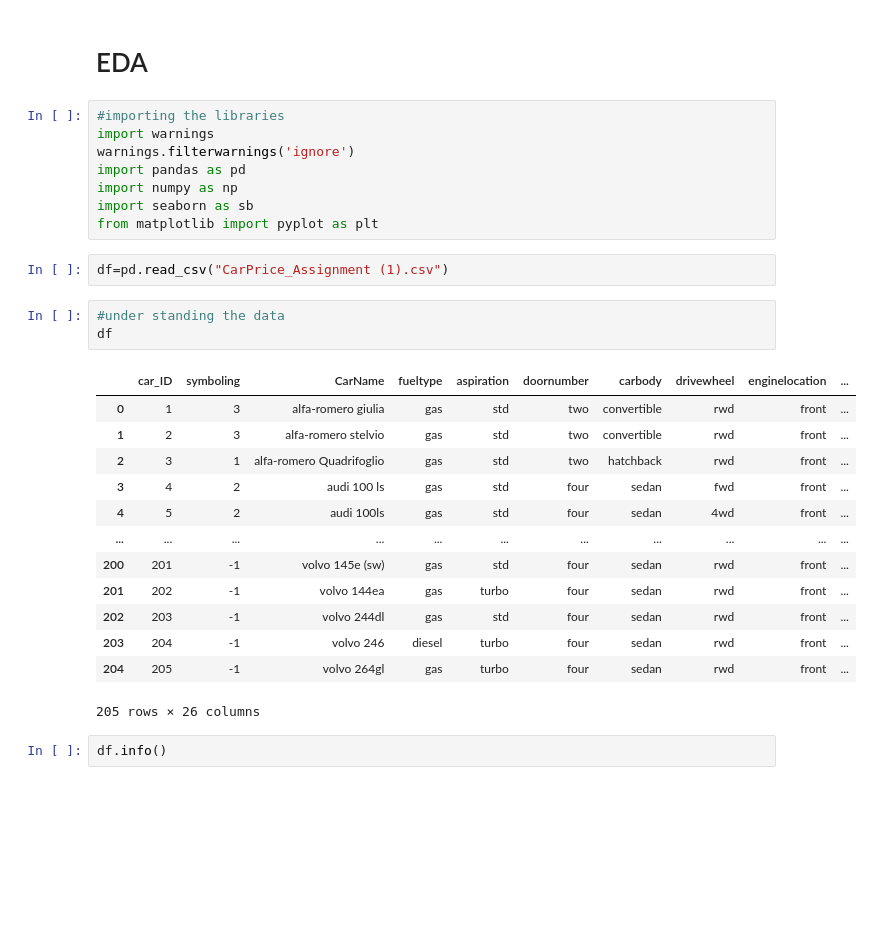
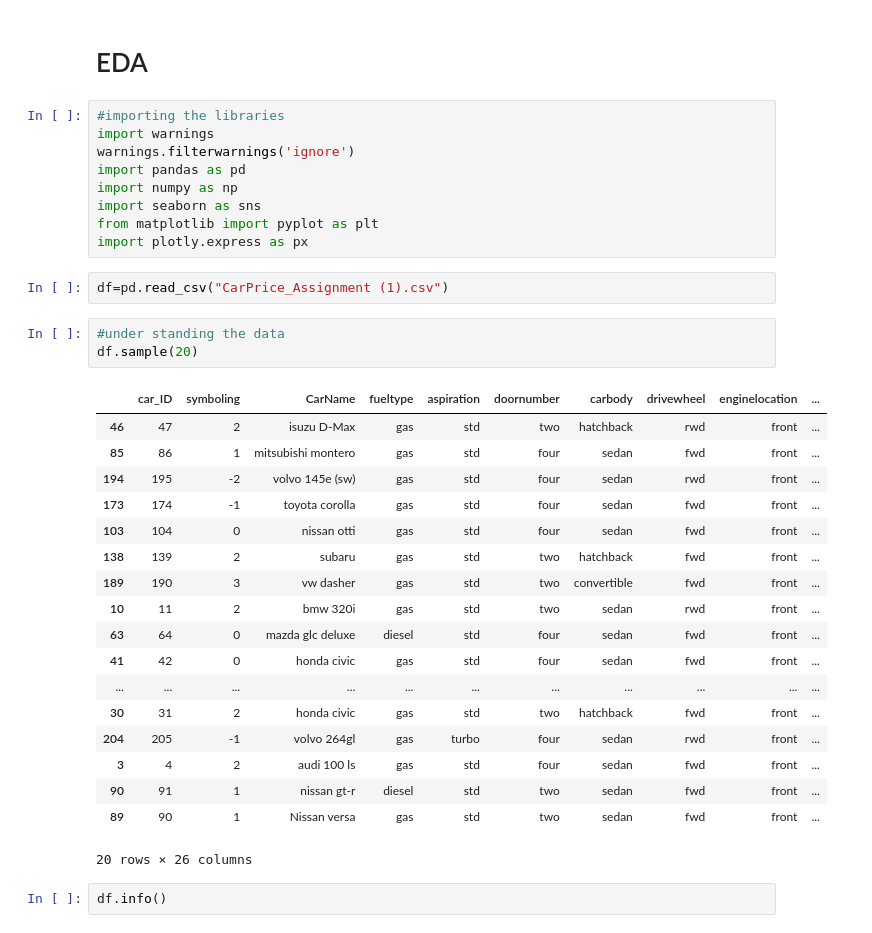
Before and after one commit to Umangsinghal2001/machine-learning, a Jupyter notebook: CarAssignmentEDA.ipynb, the cells around one changed output. Cells and saved outputs as stored; diff of their text form; blank space fills up the shorter version.

```diff
--- a/CarAssignmentEDA.ipynb
+++ b/CarAssignmentEDA.ipynb
@@ -6,27 +6,33 @@ import warnings
 warnings.filterwarnings('ignore')
 import pandas as pd
 import numpy as np
-import seaborn as sb
+import seaborn as sns
 from matplotlib import pyplot as plt
+import plotly.express as px
 # %%
 df=pd.read_csv("CarPrice_Assignment (1).csv")
 # %%
 #under standing the data
-df
+df.sample(20)
 # %% [output]
 |  | car_ID | symboling | CarName | fueltype | aspiration | doornumber | carbody | drivewheel | enginelocation | ... |
-| 0 | 1 | 3 | alfa-romero giulia | gas | std | two | convertible | rwd | front | ... |
-| 1 | 2 | 3 | alfa-romero stelvio | gas | std | two | convertible | rwd | front | ... |
-| 2 | 3 | 1 | alfa-romero Quadrifoglio | gas | std | two | hatchback | rwd | front | ... |
+| 46 | 47 | 2 | isuzu D-Max | gas | std | two | hatchback | rwd | front | ... |
+| 85 | 86 | 1 | mitsubishi montero | gas | std | four | sedan | fwd | front | ... |
+| 194 | 195 | -2 | volvo 145e (sw) | gas | std | four | sedan | rwd | front | ... |
+| 173 | 174 | -1 | toyota corolla | gas | std | four | sedan | fwd | front | ... |
+| 103 | 104 | 0 | nissan otti | gas | std | four | sedan | fwd | front | ... |
+| 138 | 139 | 2 | subaru | gas | std | two | hatchback | fwd | front | ... |
+| 189 | 190 | 3 | vw dasher | gas | std | two | convertible | fwd | front | ... |
+| 10 | 11 | 2 | bmw 320i | gas | std | two | sedan | rwd | front | ... |
+| 63 | 64 | 0 | mazda glc deluxe | diesel | std | four | sedan | fwd | front | ... |
+| 41 | 42 | 0 | honda civic | gas | std | four | sedan | fwd | front | ... |
+| ... | ... | ... | ... | ... | ... | ... | ... | ... | ... | ... |
+| 30 | 31 | 2 | honda civic | gas | std | two | hatchback | fwd | front | ... |
+| 204 | 205 | -1 | volvo 264gl | gas | turbo | four | sedan | rwd | front | ... |
 | 3 | 4 | 2 | audi 100 ls | gas | std | four | sedan | fwd | front | ... |
-| 4 | 5 | 2 | audi 100ls | gas | std | four | sedan | 4wd | front | ... |
-| ... | ... | ... | ... | ... | ... | ... | ... | ... | ... | ... |
-| 200 | 201 | -1 | volvo 145e (sw) | gas | std | four | sedan | rwd | front | ... |
-| 201 | 202 | -1 | volvo 144ea | gas | turbo | four | sedan | rwd | front | ... |
-| 202 | 203 | -1 | volvo 244dl | gas | std | four | sedan | rwd | front | ... |
-| 203 | 204 | -1 | volvo 246 | diesel | turbo | four | sedan | rwd | front | ... |
-| 204 | 205 | -1 | volvo 264gl | gas | turbo | four | sedan | rwd | front | ... |
+| 90 | 91 | 1 | nissan gt-r | diesel | std | two | sedan | fwd | front | ... |
+| 89 | 90 | 1 | Nissan versa | gas | std | two | sedan | fwd | front | ... |
-205 rows × 26 columns
+20 rows × 26 columns
 # %%
 df.info()
 # %% [output]
```
Also changed, not shown: parts of 68 cells of this notebook.
